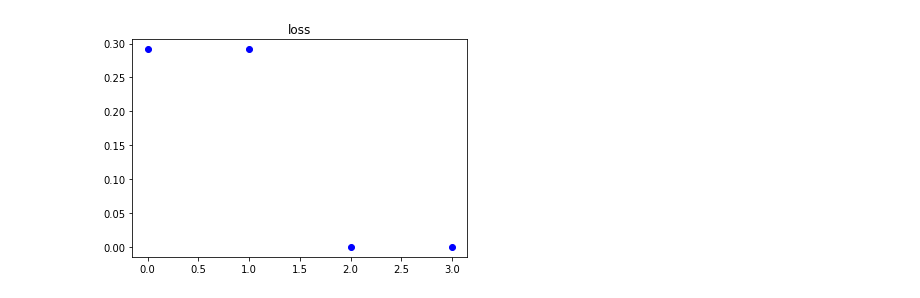
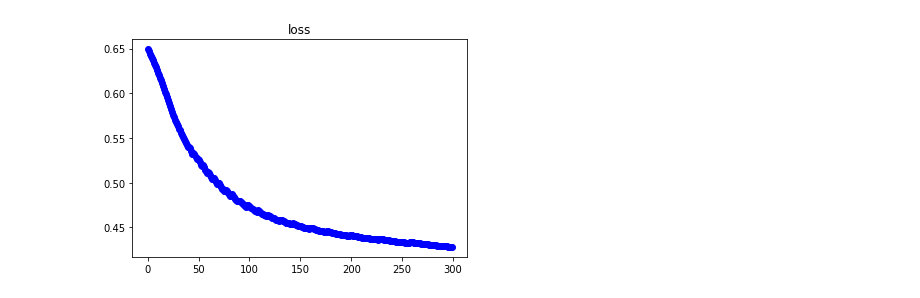
Before and after one commit to MxD-lab/SNN_Simulation, a Jupyter notebook: neralnetwork仮.ipynb, the cells around one changed output. Cells and saved outputs as stored; diff of their text form; code cells hidden in the pictures.

```diff
--- a/neralnetwork仮.ipynb
+++ b/neralnetwork仮.ipynb
@@ -25,8 +25,8 @@ def cross_entropy_error(y,t):
     t = t.reshape(1,t.size)
     y = y.reshape(1,y.size)
 
-  batch_size = y.shape[0]
-  return -np.sum(t*np.log(y))/batch_size
+  batch_size = y.shape[0]#yの行数
+  return np.sum(-t*np.log(y)-(1-t)*np.log(1-y))/batch_size
 # %%
 """
 重み、バイアス、初期設定
@@ -42,13 +42,20 @@ B2 = np.array([0.141883319414468])
 #print(W1)
 # %%
 #活性化関数の微分(relu)u:隠れ層の活性
+
 def relu_diff(u):
   d = np.zeros_like(u) #xと同じ形状の配列を作成
   for i in range(len(u)):
     for j in range(len(u[0])):
       if u[i][j]>0:
-        d[i] = 1
+        d[i][j] = 1
       else:
         d[i][j] = 0
 
   return d
+
+"""
+def relu_diff(u):
+  d = np.where( x > 0, 1, 0)
+  return y
+"""
@@ -151,7 +174,8 @@ for i in range(2):
 # %%
+"""
+i = 0
+y = np.zeros(100)
 
-i = 0
-y = np.zeros(4)
 
 N = 4#データ数(ミニバッチ)
 learning_rate = 0.2#学習率
@@ -161,7 +185,7 @@ epsiron = 0.00000001
 alfa = 0.0001
 m = 0
 v = 0
-for i in range(2):
+for i in range(100):
 
   x = np.array([[0,0],[0,1],[1,0],[1,1]])#入力
   target =  np.array([[0],[1],[1],[0]]) #教師
@@ -169,10 +193,14 @@ for i in range(2):
 
   A1 = np.dot(x,W1)+B1
   Z1 = relu(A1)#一層目活性化関数かける
+  #print("Z1")
+  #print(Z1)
   A2 = np.dot(Z1,W2) + B2
   Z2 = sigmoid(A2)
-  #print("Z1")
-  #print(Z1)
+  #print("Z2")
+  #print(Z2)
+  #print("target")
+  #print(target)
   y[i] = cross_entropy_error(Z2,target)#出力層の損失関数
 
   #print(y)
@@ -220,7 +248,7 @@ for i in range(2):
   ###隠れ層の逆伝搬
   ##重み
   differential_y = relu_diff(Z1)#活性化関数の微分
-  #print(differential_y)
+  print(differential_y)
   hid_delta = hidden_delta(delta,W2,differential_y)
   #print(hid_delta)
   x_t = np.transpose(x)
@@ -236,4 +264,5 @@ for i in range(2):
   B1 = B1 - learning_rate*delta_hidden_bias
   #print("B1")
   #print(B1)
+"""
 # %% [output]
@@ -252,11 +270,11 @@ W2
 # %%
-p = np.arange(4)
+p = np.arange(300)
 plt.scatter(p, y, c='b', label='loss_data')
 #plt.legend()
 plt.title('loss')
 plt.show()
 # %% [output]
-[figure, old version]
+[figure, new version]
 # %%
 A1 = np.dot(x,W1) +B1
 Z1 = relu(A1)#一層目活性化関数かける
```
Also changed, not shown: parts of 4 cells of this notebook.
